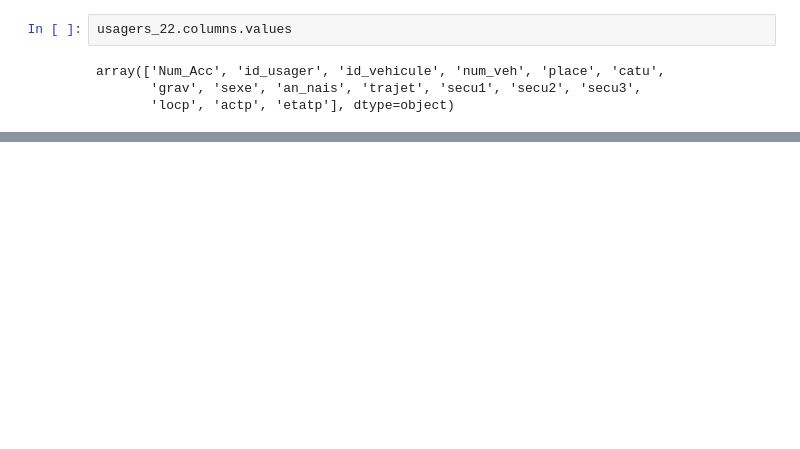
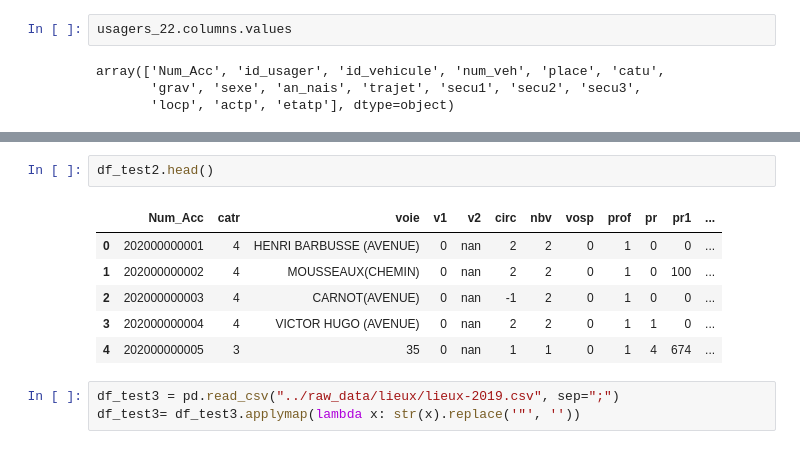
Before and after one commit to AurelienBr22/CyclingFacilities, a Jupyter notebook: notebooks/notebook_chams.ipynb, the cells around one changed output, grey strips where cells are left out. Saved outputs shown, nothing was run; the diff lists cells and outputs as text; blank space fills up the shorter version.

```diff
--- a/notebooks/notebook_chams.ipynb
+++ b/notebooks/notebook_chams.ipynb
@@ -71,0 +156,12 @@ array(['Num_Acc', 'id_usager', 'id_vehicule', 'num_veh', 'place', 'catu',
+# %%
+df_test2.head()
+# %% [output]
+|  | Num_Acc | catr | voie | v1 | v2 | circ | nbv | vosp | prof | pr | pr1 | ... |
+| 0 | 202000000001 | 4 | HENRI BARBUSSE (AVENUE) | 0 | nan | 2 | 2 | 0 | 1 | 0 | 0 | ... |
+| 1 | 202000000002 | 4 | MOUSSEAUX(CHEMIN) | 0 | nan | 2 | 2 | 0 | 1 | 0 | 100 | ... |
+| 2 | 202000000003 | 4 | CARNOT(AVENUE) | 0 | nan | -1 | 2 | 0 | 1 | 0 | 0 | ... |
+| 3 | 202000000004 | 4 | VICTOR HUGO (AVENUE) | 0 | nan | 2 | 2 | 0 | 1 | 1 | 0 | ... |
+| 4 | 202000000005 | 3 | 35 | 0 | nan | 1 | 1 | 0 | 1 | 4 | 674 | ... |
+# %%
+df_test3 = pd.read_csv("../raw_data/lieux/lieux-2019.csv", sep=";")
+df_test3= df_test3.applymap(lambda x: str(x).replace('"', ''))
```
Also changed, not shown: parts of 25 cells of this notebook.
